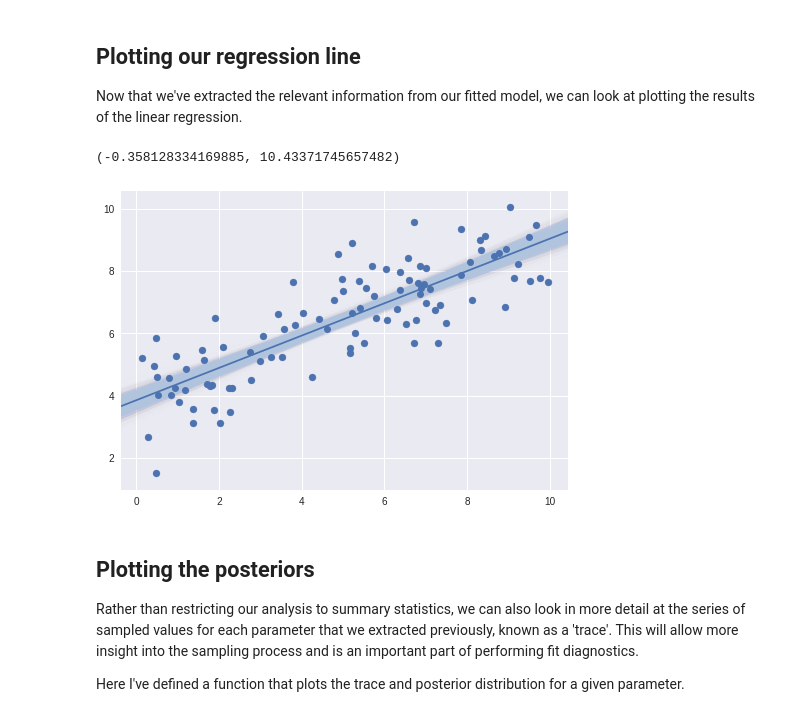
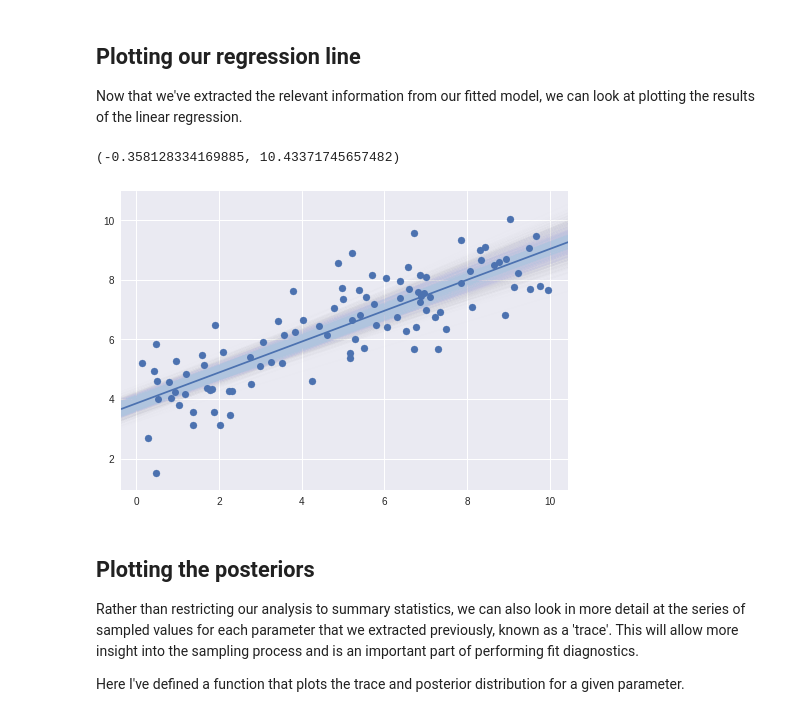
Before and after one commit to mwestt/An-Introduction-to-Bayesian-Inference-in-PyStan, a Jupyter notebook: PyStan.ipynb, the cells around one changed output. Saved outputs shown, nothing was run; the diff lists cells and outputs as text; code cells hidden in the pictures.

Commit message:
update plots

```diff
--- a/PyStan.ipynb
+++ b/PyStan.ipynb
@@ -163,27 +165,25 @@ lp = fit['lp__']
 
 Now that we've extracted the relevant information from our fitted model, we can look at plotting the results of the linear regression.
 # %%
-#alpha_mean, beta_mean, sigma_mean = np.mean(alpha), np.mean(beta), np.mean(sigma)
-#alpha_median, beta_median, sigma_median = np.median(alpha), np.median(beta), np.median(sigma)
 range_x = max(x) - min(x)
 x_min = min(x) - 0.05 * range_x
 x_max = max(x) + 0.05 * range_x
 x_plot = np.linspace(x_min, x_max, 100)
 
-# np.random.seed(34)
-# np.random.shuffle(alpha), np.random.shuffle(beta)
+# Plot a subset of sampled regression lines
+np.random.shuffle(alpha), np.random.shuffle(beta)
+for i in range(1000):
+  plt.plot(x_plot, alpha[i] + beta[i] * x_plot, color='lightsteelblue',
+           alpha=0.005 )
 
-for i in range(len(alpha)):
-  plt.plot(x_plot, alpha[i] + beta[i] * x_plot, color='lightsteelblue', alpha=0.005 )
-
+# Plot mean regression line
 plt.plot(x_plot, alpha_mean + beta_mean * x_plot)
-#plt.plot(x_plot, alpha_median + beta_median * x_plot)
 plt.scatter(x, y)
 
 plt.xlim(x_min, x_max)
 # %% [output]
 (-0.358128334169885, 10.43371745657482)
-[figure, old version]
+[figure, new version]
 # %% [markdown]
 ## Plotting the posteriors
 
```
Also changed, not shown: parts of 14 cells of this notebook, 1 other file.
